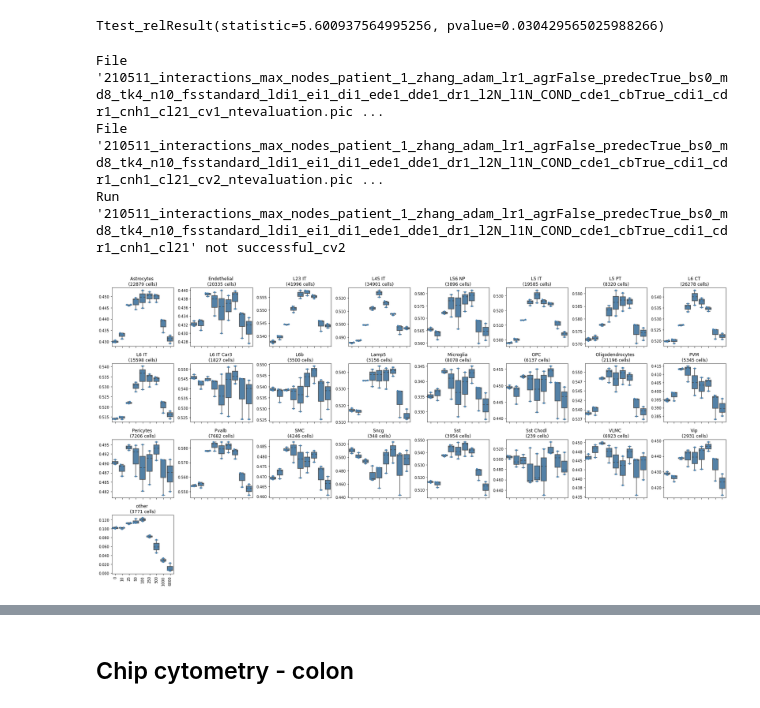
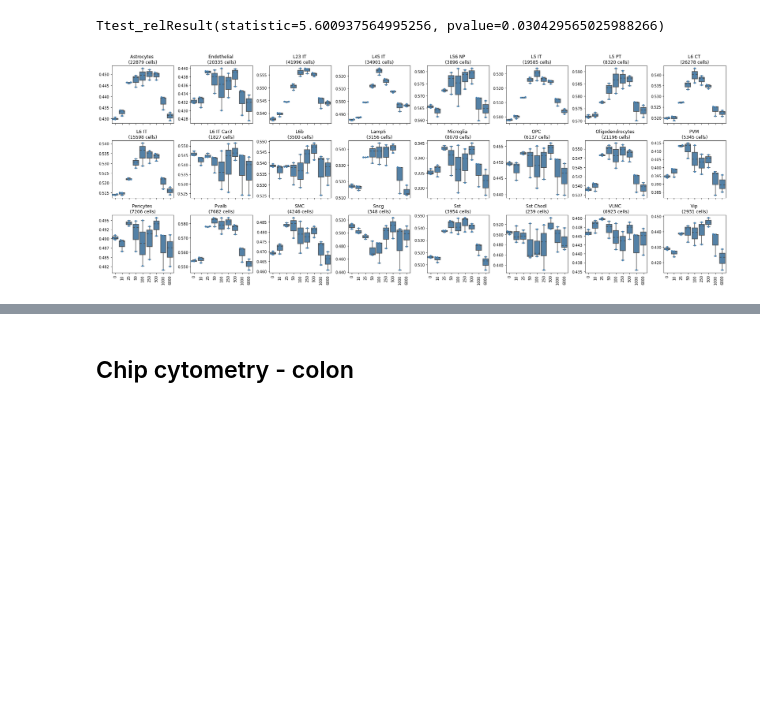
Before and after one commit to theislab/ncem, a Jupyter notebook: model_benchmarks_interactions.ipynb, the cells around one changed output, grey strips where cells are left out. Saved outputs shown, nothing was run; the diff lists cells and outputs as text; code cells hidden in the pictures; blank space fills up the shorter version.

```diff
--- a/model_benchmarks_interactions.ipynb
+++ b/model_benchmarks_interactions.ipynb
@@ -88,13 +81,11 @@ Ttest_relResult(statistic=5.600937564995256, pvalue=0.030429565025988266)
 # %%
 gs_linear.load_target_cell_evaluation()
 
+gs_linear.target_cell_table = gs_linear.target_cell_table[gs_linear.target_cell_table['target_cell'] != 'other']
 gs_linear.plot_target_cell_evaluation(
     metric_show="r_squared_linreg",
     metric_select="r_squared_linreg",
     param_x="um_radius",
 )
 # %% [output]
-File '210511_interactions_max_nodes_patient_1_zhang_adam_lr1_agrFalse_predecTrue_bs0_md8_tk4_n10_fsstandard_ldi1_ei1_di1_ede1_dde1_dr1_l2N_l1N_COND_cde1_cbTrue_cdi1_cdr1_cnh1_cl21_cv1_ntevaluation.pic ...
-File '210511_interactions_max_nodes_patient_1_zhang_adam_lr1_agrFalse_predecTrue_bs0_md8_tk4_n10_fsstandard_ldi1_ei1_di1_ede1_dde1_dr1_l2N_l1N_COND_cde1_cbTrue_cdi1_cdr1_cnh1_cl21_cv2_ntevaluation.pic ...
-Run '210511_interactions_max_nodes_patient_1_zhang_adam_lr1_agrFalse_predecTrue_bs0_md8_tk4_n10_fsstandard_ldi1_ei1_di1_ede1_dde1_dr1_l2N_l1N_COND_cde1_cbTrue_cdi1_cdr1_cnh1_cl21' not successful_cv2
-[figure, old version]
+[figure, new version]
```
Also changed, not shown: parts of 22 cells of this notebook, 10 other files.
